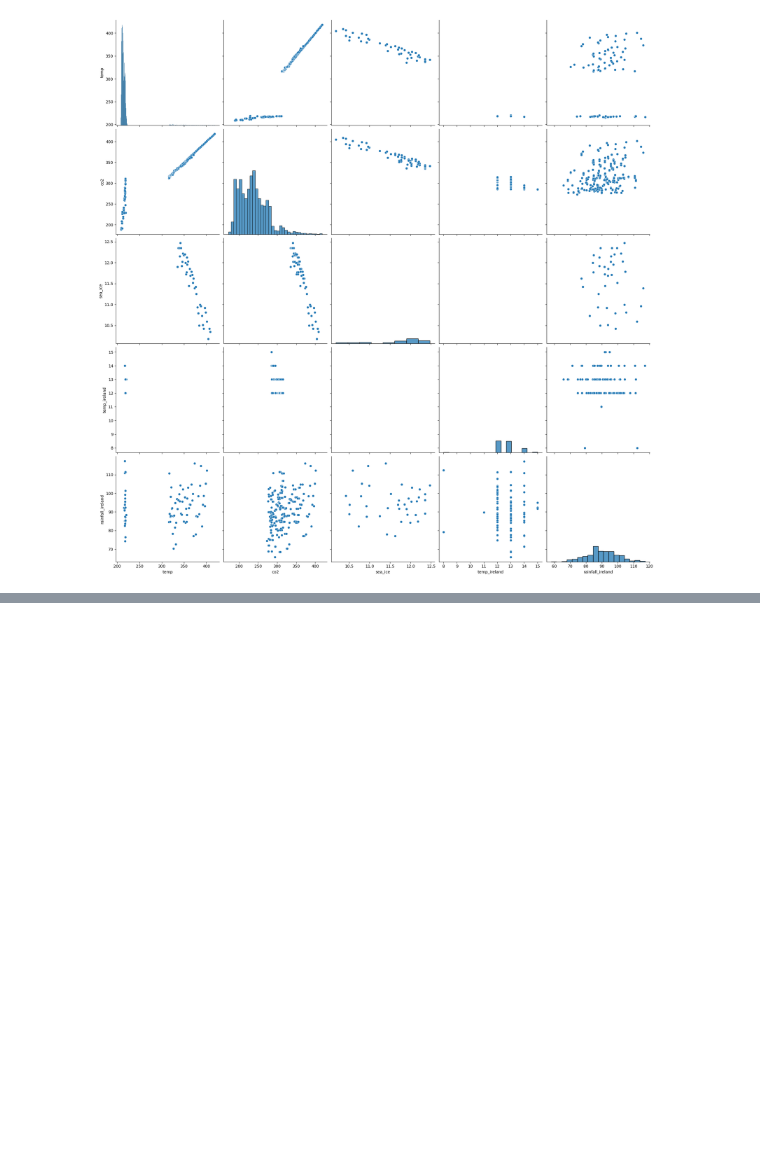
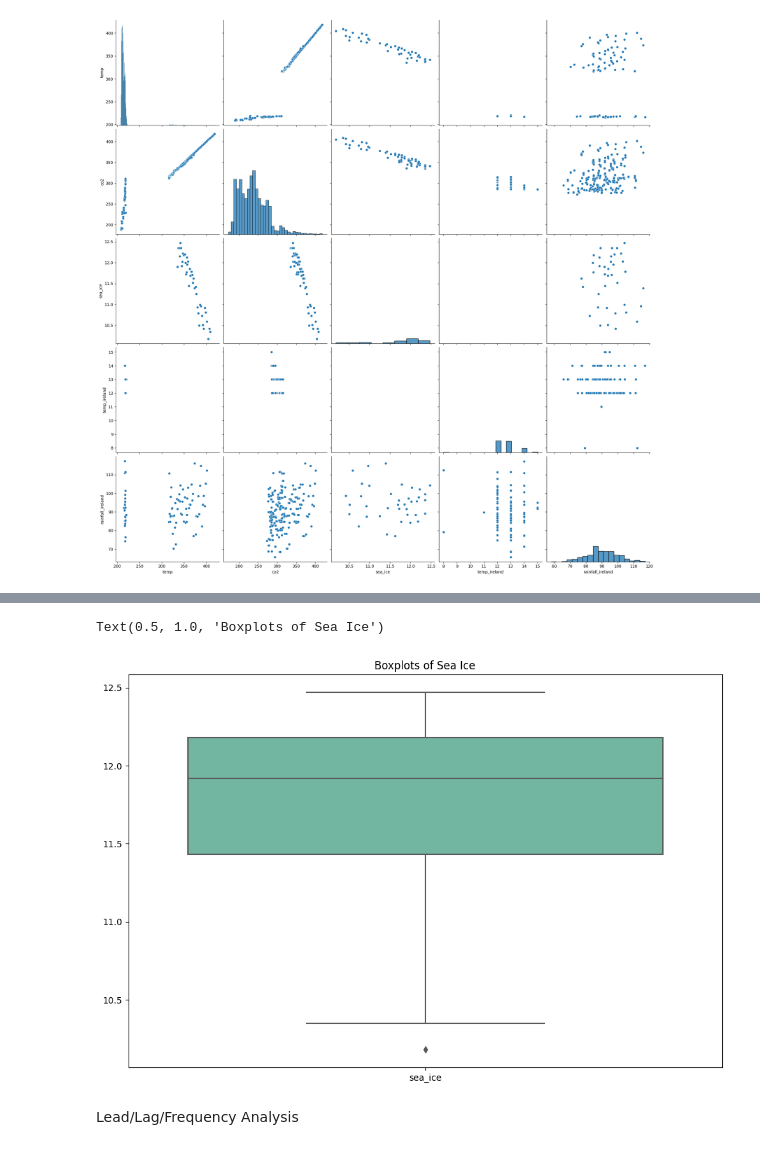
Before and after one commit to rachel-king4/PfDA_Assignment_2, a Jupyter notebook: pfda_assignment_2.ipynb, the cells around one changed output, grey strips where cells are left out. Cells and saved outputs as stored; diff of their text form; code cells hidden in the pictures; blank space fills up the shorter version.

```diff
--- a/pfda_assignment_2.ipynb
+++ b/pfda_assignment_2.ipynb
@@ -530,0 +542,10 @@ Text(0.5, 1.0, 'Boxplots of Measuring Variables')
+# %%
+fig, ax = plt.subplots(figsize=(12,8))
+df4 = combined_data[['sea_ice']]
+ax = sns.boxplot(data=df4, orient="v", palette="Set2")  # to create a boxplot using seaborn
+ax.set_title("Boxplots of Sea Ice")
+# %% [output]
+Text(0.5, 1.0, 'Boxplots of Sea Ice')
+[figure, added]
+# %% [markdown]
+Lead/Lag/Frequency Analysis
```
Also changed, not shown: parts of 6 cells of this notebook, 3 other files.
